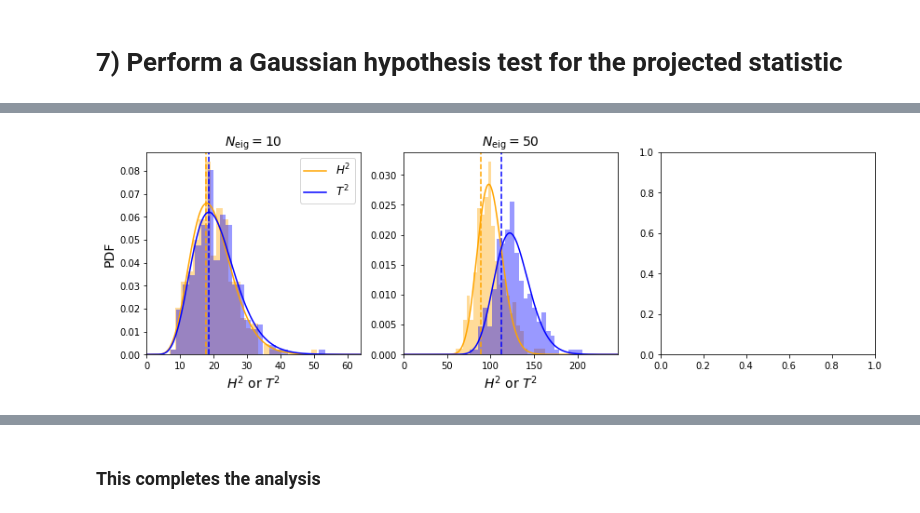
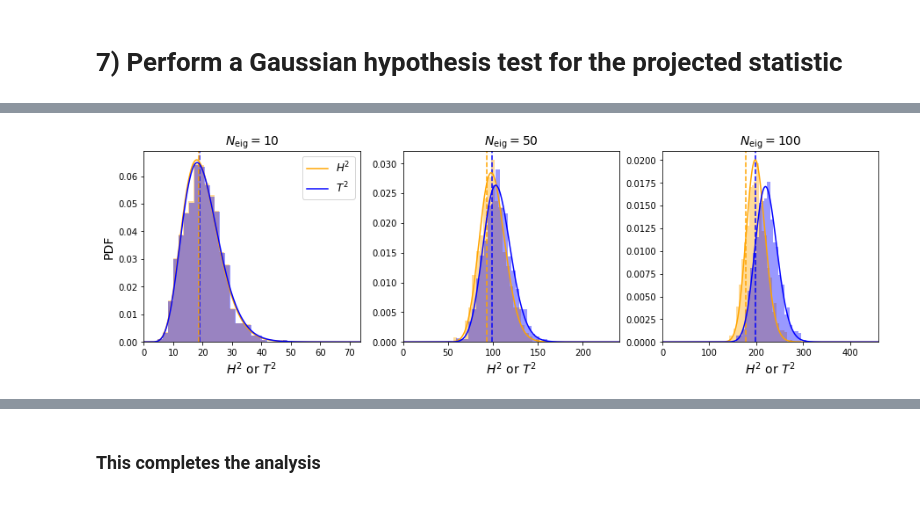
Before and after one commit to oliverphilcox/Parity-Odd-4PCF, a Jupyter notebook: BOSS Odd-Parity 4PCF.ipynb, the cells around one changed output, grey strips where cells are left out. Cells and saved outputs as stored; diff of their text form; code cells hidden in the pictures.

```diff
--- a/BOSS Odd-Parity 4PCF.ipynb
+++ b/BOSS Odd-Parity 4PCF.ipynb
@@ -193,11 +221,12 @@ fig.savefig(plot_dir+'correlation_comparison_ngc.pdf',bbox_inches='tight')
 # %%
 plt.figure(figsize=(8,4))
-n_max = 5
+# Sample variance
 plt.plot(np.diag(covN)[:n_max*n_radial],c='r',ls='-',label='%d Patchy Mocks'%n_mocks)
+# Theory variance
 plt.plot(np.diag(theory_covN)[:n_max*n_radial],c='b',ls='--',label='Gaussian Theory')
 plt.yscale('log')
 plt.xlim([0,n_max*n_radial])
-ylims = [6e-9,5e-6]
+ylims = [1e-8,3e-6]
 plt.ylim(ylims)
 for i in range(n_max):
     if i!=0: plt.vlines(n_radial*i,ylims[0],ylims[1],linestyles='--',alpha=0.4)
@@ -358,0 +379,12 @@ Optimal Rescaling: 2.59x
+# %%
+plt.plot(np.diag(covN)/np.diag(theory_covN),label='Theory')
+plt.plot(np.diag(covN)/np.diag(opt_theory_cov)[:n_mult*n_radial],label='Rescaled Theory')
+plt.ylabel(r'$\mathrm{diag}(C_{\rm Sample})/\mathrm{diag}(C_{\rm Theory})$',fontsize=14)
+plt.legend(fontsize=13)#,loc='center right')
+plt.xlim([0,n_max*n_radial])
+plt.ylim([0,3.5])
+for i in range(n_max):
+    if i!=0: plt.vlines(n_radial*i,0,4,linestyles='--',alpha=0.4)
+    plt.text(n_radial*i+n_radial/10,0.2,'%d%d%d'%(ells[0][ang_filt][i],ells[1][ang_filt][i],ells[2][ang_filt][i]),color='darkgreen',size=10)
+plt.xlabel(r'Bin Index',fontsize=14)
+plt.savefig(plot_dir+'fitted_variance_comparison.pdf',bbox_inches='tight')
@@ -461,25 +518,29 @@ We repeat the analysis for several choices of $N_\mathrm{eig}$, and combine the
 # %%
-fig1,ax1 = plt.subplots(1,3,figsize=(14,4))
-fig2,ax2 = plt.subplots(1,3,figsize=(14,4))
+# List of numbers of basis vectors to test
+N_eigs = [10,50,100]
 
-for nn,N_eig in enumerate([10,50]):#,100]):
+# Number of histogram bins
+bins = 25
+
+fig1,ax1 = plt.subplots(1,len(N_eigs),figsize=(5*len(N_eigs),4))
+fig2,ax2 = plt.subplots(1,len(N_eigs),figsize=(5*len(N_eigs),4),sharey=True)
+
+for nn,N_eig in enumerate(N_eigs):
     print("\n\nN_eig = %d"%N_eig)
 
-    # Project data and mocks
+    # Project the data onto the basis
     projected_fourpcfN = project_data(filt_flat_fourpcfN,N_eig,'ngc')
     projected_fourpcfS = project_data(filt_flat_fourpcfS,N_eig,'sgc')
     projected_fourpcf_bossN = project_data(filt_flat_fourpcf_bossN,N_eig,'ngc')
     projected_fourpcf_bossS = project_data(filt_flat_fourpcf_bossS,N_eig,'sgc')
 
-    # Also project theory model (which is just zeros)
-    projected_theoryN = project_data(np.zeros_like(filt_flat_fourpcf_bossN),N_eig,'ngc')
-    projected_theoryS = project_data(np.zeros_like(filt_flat_fourpcf_bossS),N_eig,'sgc')
-
-    ### Compute distribution of mock data using sets of (N-1) mocks
+    ### Compute distribution of mock data using sets of (N-1) mocks, i.e. jackknifing
     this_n_mocks = len(projected_fourpcfN)-1
 
     all_T2, all_H2 = [],[]
+    print("Jackknifing to compute empirical Patchy covariances. This may take a while...")
     for i in range(len(projected_fourpcfN)):
+        if (i+1)%100==0: print("On step %d of %d"%(i+1,len(projected_fourpcfN)))
 
         # Define data
         projected_mockN = projected_fourpcfN[i]
@@ -489,11 +550,13 @@ for nn,N_eig in enumerate([10,50]):#,100]):
         projected_covN = np.cov(projected_fourpcfN[np.arange(len(projected_fourpcfN))!=i].T)
         projected_covS = np.cov(projected_fourpcfS[np.arange(len(projected_fourpcfS))!=i].T)
 
+        # Invert the covariance
         inv_projected_covN = np.linalg.inv(projected_covN)
         inv_projected_covS = np.linalg.inv(projected_covS)
 
-        T2_statistic = np.inner(projected_mockN-projected_theoryN,np.inner(inv_projected_covN,projected_mockN-projected_theoryN))
-        T2_statistic += np.inner(projected_mockS-projected_theoryS,np.inner(inv_projected_covS,projected_mockS-projected_theoryS))
+        # Compute the sample statistic
+        T2_statistic = np.inner(projected_mockN,np.inner(inv_projected_covN,projected_mockN))
+        T2_statistic += np.inner(projected_mockS,np.inner(inv_projected_covS,projected_mockS))
 
         all_T2.append(T2_statistic)
 
@@ -501,27 +564,27 @@ for nn,N_eig in enumerate([10,50]):#,100]):
 
     # Compute also Hartlap-rescaled statistic
     hartlap_factor = (this_n_mocks-N_eig-2.)/(this_n_mocks-1)
-    print("Hartlap Factor for Bootstrapped PDF: %.3f"%hartlap_factor)
+    print("Hartlap Factor for jackknifed PDF: %.3f"%hartlap_factor)
     all_H2 = all_T2*hartlap_factor
 
-    ### Compute T2 and H2 statistics on BOSS data using all N_mocks mocks
+    ### Compute T2 and H2 statistics on BOSS data using every mmock
     projected_covN = np.cov(projected_fourpcfN.T)
     projected_covS = np.cov(projected_fourpcfS.T)
     inv_projected_covN = np.linalg.inv(projected_covN)
     inv_projected_covS = np.linalg.inv(projected_covS)
-    T2_boss = np.inner(projected_fourpcf_bossN-projected_theoryN,np.inner(inv_projected_covN,projected_fourpcf_bossN-projected_theoryN))
-    T2_boss += np.inner(projected_fourpcf_bossS-projected_theoryS,np.inner(inv_projected_covS,projected_fourpcf_bossS-projected_theoryS))
+    T2_boss = np.inner(projected_fourpcf_bossN,np.inner(inv_projected_covN,projected_fourpcf_bossN))
+    T2_boss += np.inner(projected_fourpcf_bossS,np.inner(inv_projected_covS,projected_fourpcf_bossS))
     hartlap_factor = (n_mocks-N_eig-2.)/(n_mocks-1)
     print("Hartlap Factor for BOSS: %.3f"%hartlap_factor)
     H2_boss = T2_boss*hartlap_factor
 
     ### Compute PDFs and CDFs (easiest to do CDFs numerically with a fine grid)
-    mmax = max(all_T2)*1.2
-    x_arr = np.linspace(0.001,mmax,1000)
+    mmax = max(all_T2)*1.5
+    x_arr = np.linspace(0.001,mmax,10000)
     p = N_eig
     n = n_mocks-1
     chi2_single_pdf = chi2.pdf(x_arr,p)
-    T2_single_pdf = np.exp((p/2.-1.)*np.log(x_arr)-p/2.*np.log(n)-0.5*(n+1.)*np.log(x_arr/n+1.))*gamma_fn((n+1.)/2.)/(gamma_fn(p/2.)*gamma_fn((n-p+1.)/2.))
+    T2_single_pdf = np.float128(np.exp((p/2.-1.)*np.log(x_arr)-p/2.*np.log(n)-0.5*(n+1.)*np.log(x_arr/n+1.))*np.exp(loggamma((n+1.)/2.)-loggamma(p/2.)-loggamma((n-p+1.)/2.)))
 
     # Compute PDF of H^2_NGC + H^2_SGC using a convolution
     chi2_pdf = np.fft.ifft(np.fft.fft(chi2_single_pdf)**2.).real
@@ -535,17 +598,17 @@ for nn,N_eig in enumerate([10,50]):#,100]):
     chi2_cdf = interp1d(x_arr,np.cumsum(chi2_pdf)*np.diff(x_arr)[0])
     T2_cdf = interp1d(x_arr,np.cumsum(T2_pdf)*np.diff(x_arr)[0])
 
-    ### Plot distributions
-    # Ideally: T^2 statistic should follow the T^2 curve, whilst H^2 statistic is slightly more peaked than the chi^2 curve
-
-    bins = 25
-    #plt.figure()
+    ### Plot empirical distributions
     ct,_,_=ax1[nn].hist(all_H2,bins=bins,alpha=0.4,density=1,color='orange')#,label=r'$H^2$')
     ax1[nn].hist(all_T2,bins=bins,alpha=0.4,density=1,color='blue')#,label=r'$T^2$');
     ax1[nn].vlines(T2_boss,0,2*mmax,color='blue',linestyles='--')
     ax1[nn].vlines(H2_boss,0,2*mmax,color='orange',linestyles='--')
+
+    ### Plot theoretical distributions
     ax1[nn].plot(x_arr,chi2_pdf,color='orange',label=r'$H^2$')
     ax1[nn].plot(x_arr,T2_pdf,color='blue',label=r'$T^2$')
+
+    ### Add cosmetics
     if nn==0:
         ax1[nn].legend(fontsize=12);
     ax1[nn].set_xlim([0,mmax])
@@ -566,7 +629,7 @@ for nn,N_eig in enumerate([10,50]):#,100]):
     N_detections_T2 = (np.sum(prob_T2>0.95))*1./n_mocks
     N_detections_chi2 = (np.sum(prob_chi2>0.95))*1./n_mocks
 
-    print("\nFraction of 2-sigma false 'detections' with %d eigenvalues"%N_eig)
+    print("\nFraction of 2-sigma detections with %d eigenvalues"%N_eig)
     print("chi^2 + Hartlap model: %.3f"%N_detections_chi2)
     print("T^2: %.3f"%N_detections_T2)
     print("Expected: %.3f"%(0.05))
@@ -574,12 +637,12 @@ for nn,N_eig in enumerate([10,50]):#,100]):
     print("\nBOSS Detection Rates:")
     print("chi^2 + Hartlap model: %.3f"%prob_chi2_boss)
     print("T^2: %.3f"%prob_T2_boss)
+    print("Effective Sigmas: %.2f"%np.sqrt(-2.*np.log(1.-prob_T2_boss)))
 
     ### Histogram the detection PDFs
-    #plt.figure()
     ax2[nn].set_title(r'BOSS: %.1f%%'%(100.*prob_T2_boss),fontsize=14)
-    ct,_,_=ax2[nn].hist(prob_chi2,bins=bins,histtype='step',color='orange',label=r'$H^2$',density=0,range=[0,1]);
-    ax2[nn].hist(prob_T2,bins=bins,histtype='step',color='blue',label=r'$T^2$',density=0,range=[0,1]);
+    ct,_,_=ax2[nn].hist(prob_chi2,bins=bins,histtype='step',color='orange',label=r'$H^2$',density=0,range=[0,1.00001]);
+    ax2[nn].hist(prob_T2,bins=bins,histtype='step',color='blue',label=r'$T^2$',density=0,range=[0,1.00001]);
     ax2[nn].hlines(n_mocks/bins,0,1,linestyles='--')
     ax2[nn].vlines(prob_chi2_boss,0,max(ct)*1.2,color='orange',linestyles='--')
     ax2[nn].vlines(prob_T2_boss,0,max(ct)*1.2,color='blue',linestyles='--')
@@ -612 +675 @@ T^2: 0.264
-[figure, old version]
+[figure, new version]
```
Also changed, not shown: parts of 45 cells of this notebook, 11 other files.
